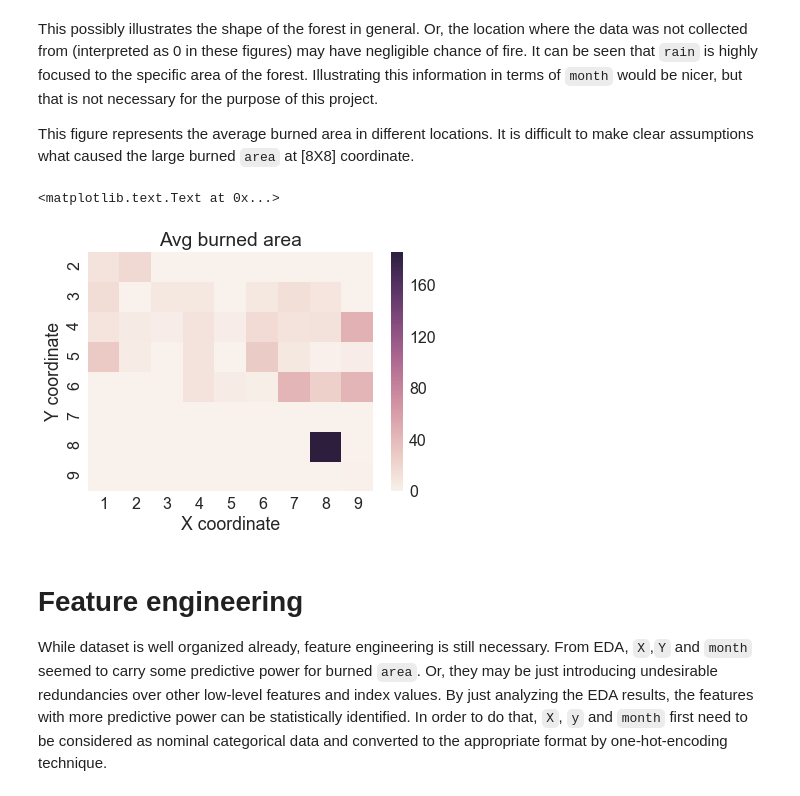
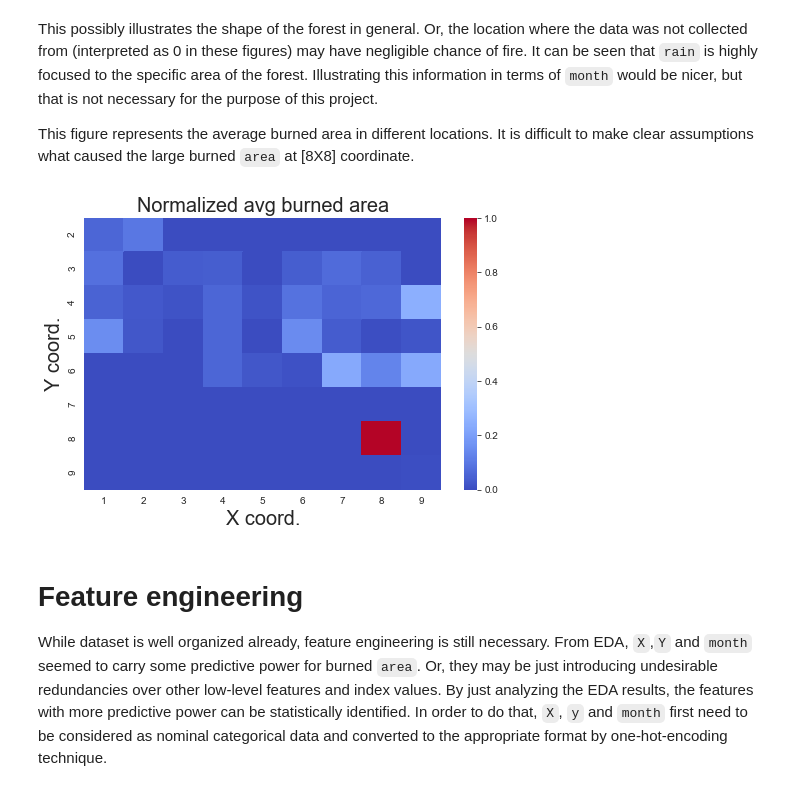
Before and after one commit to sungsujaing/Artificial_Intelligence_Data_Science_Portfolio, a Jupyter notebook: EstimatingDamageFromForestFire/Forest_Fire_Prediction_Model.ipynb, the cells around one changed output. Drawn from its saved outputs; the diff is of its cells as text; code cells hidden in the pictures.

```diff
--- a/EstimatingDamageFromForestFire/Forest_Fire_Prediction_Model.ipynb
+++ b/EstimatingDamageFromForestFire/Forest_Fire_Prediction_Model.ipynb
@@ -17,7 +17,7 @@ import pandas as pd
 # %% [markdown]
 #### Data structure
 # %%
-file_path = 'dataset/'
+file_path = 'dataset_ForestFire/'
 df = pd.read_csv(file_path +'forestfires.csv')
 print('The original data has {} entries and {} features.'.format(df.shape[0],df.shape[1]))
 print('')
@@ -108,6 +108,7 @@ Since many features, especially those index values, are derived from other low-l
 # %%
 import matplotlib.pyplot as plt
 import seaborn as sns
+sns.set_style('white')
 %matplotlib inline
 # %% [markdown]
 #### Index correlation
@@ -242,26 +206,3 @@ location_temp_matrix = location_temp_matrix.T
 location_RH_matrix = location_RH_matrix.T
 location_wind_matrix = location_wind_matrix.T
 location_rain_matrix = location_rain_matrix.T
-# %%
-sns.set_context('paper',font_scale=4)
-plt.figure(figsize=(25,25))
-plt.subplot(221)
-sns.heatmap(location_temp_matrix)
-plt.xlabel('X coordinate')
-plt.ylabel('Y coordinate')
-plt.title('Avg temperage')
-plt.subplot(222)
-sns.heatmap(location_RH_matrix)
-plt.xlabel('X coordinate')
-plt.ylabel('Y coordinate')
-plt.title('Avg relative humidity')
-plt.subplot(223)
-sns.heatmap(location_wind_matrix)
-plt.xlabel('X coordinate')
-plt.ylabel('Y coordinate')
-plt.title('Avg wind')
-plt.subplot(224)
-sns.heatmap(location_rain_matrix)
-plt.xlabel('X coordinate')
-plt.ylabel('Y coordinate')
-plt.title('Avg rain')
@@ -275,18 +229,18 @@ This figure represents the average burned area in different locations. It is dif
 # %%
 location_area_matrix = location_matrix.copy()
 
 for X,Y in zip(avg_by_location_df.index.get_level_values(0),avg_by_location_df.index.get_level_values(1)):
     location_area_matrix.loc[X,Y] = (avg_by_location_df.loc[(X,Y),'area'])
 location_area_matrix = location_area_matrix.T
-sns.set_context('paper',font_scale=2)
-plt.figure()
-sns.heatmap(location_area_matrix)
-plt.xlabel('X coordinate')
-plt.ylabel('Y coordinate')
-plt.title('Avg burned area')
+location_area_matrix = location_area_matrix/location_area_matrix.max().max()
+f, ax = plt.subplots(figsize=(8,5))
+sns.heatmap(location_area_matrix,cmap='coolwarm',ax=ax)
+ax.set_xlabel('X coord.', fontsize=fontsize)
+ax.set_ylabel('Y coord.', fontsize=fontsize)
+ax.set_title('Normalized avg burned area',fontsize=fontsize)
+plt.show()
 # %% [output]
-<matplotlib.text.Text at 0x...>
-[figure, old version]
+[figure, new version]
 # %% [markdown]
 # Feature engineering
 While dataset is well organized already, feature engineering is still necessary. From EDA, `X`,`Y` and `month` seemed to carry some predictive power for burned `area`. Or, they may be just introducing undesirable redundancies over other low-level features and index values. By just analyzing the EDA results, the features with more predictive power can be statistically identified. In order to do that, `X`, `y` and `month` first need to be considered as nominal categorical data and converted to the appropriate format by one-hot-encoding technique.
```
Also changed, not shown: parts of 13 cells of this notebook, 1 other file.
